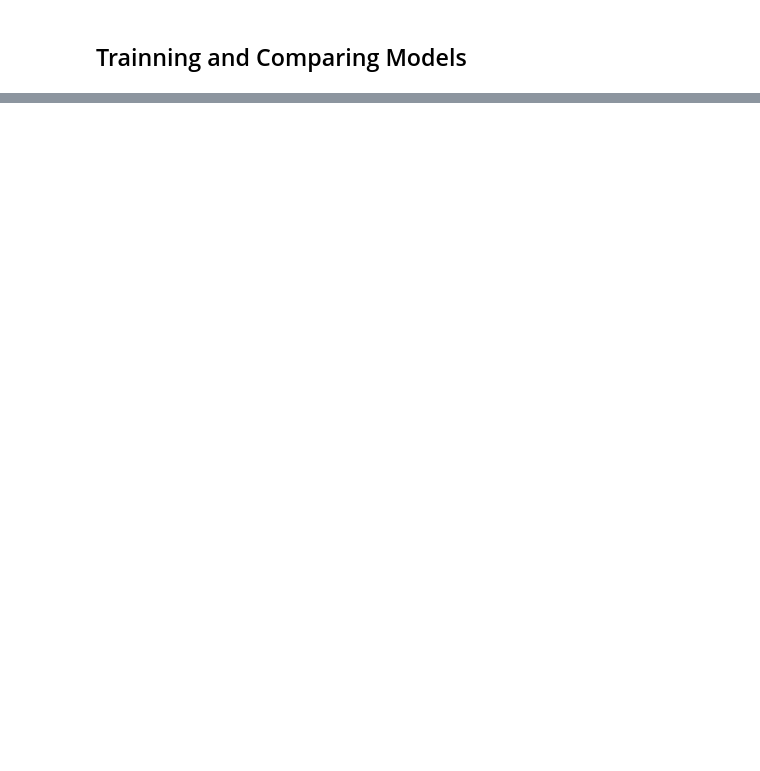
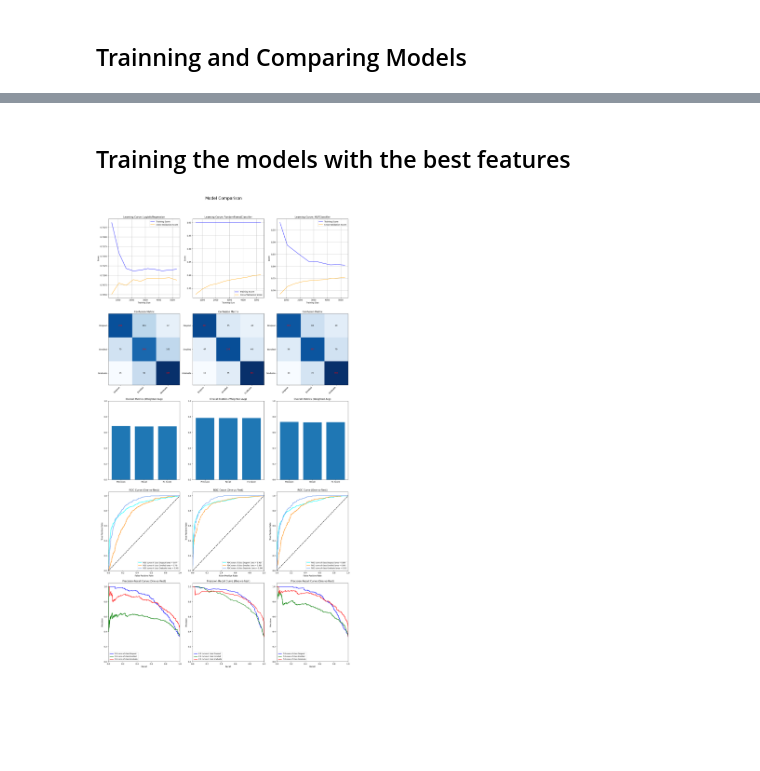
Before and after one commit to brunotavaresz/TAA_Project, a Jupyter notebook: Delivery3.ipynb, the cells around one changed output, grey strips where cells are left out. Cells and saved outputs as stored; diff of their text form; code cells hidden in the pictures; blank space fills up the shorter version.

```diff
--- a/Delivery3.ipynb
+++ b/Delivery3.ipynb
@@ -95,0 +557,11 @@ def model_compare(algorithm,X,y):
+# %% [markdown]
+## Training the models with the best features
+# %%
+
+model_compare([
+    LogisticRegression(max_iter=5000),
+    RandomForestClassifier(),
+    MLPClassifier(max_iter=5000) #
+], X_resampled[top_10_features], y_resampled)
+# %% [output]
+[figure, added]
```
Also changed, not shown: parts of 11 cells of this notebook.
